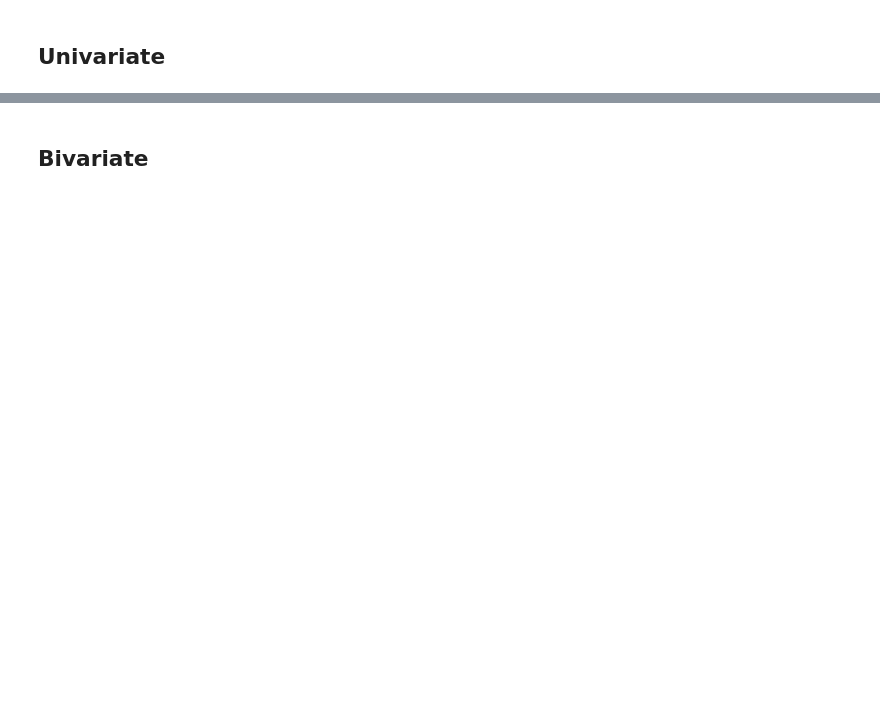
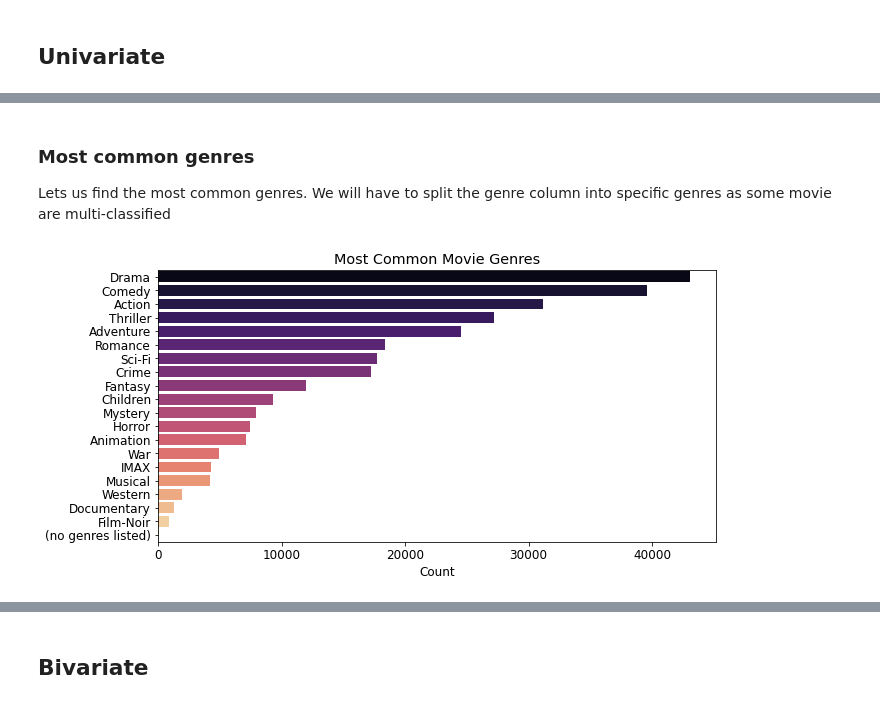
Before and after one commit to mercy-gh/Phase4-Project2, a Jupyter notebook: index.ipynb, the cells around one changed output, grey strips where cells are left out. Cells and saved outputs as stored; diff of their text form; code cells hidden in the pictures; blank space fills up the shorter version.

```diff
--- a/index.ipynb
+++ b/index.ipynb
@@ -290,0 +640,20 @@ tag_data.describe()
+# %% [markdown]
+### Most common genres
+Lets us find the most common genres. We will have to split the genre column into specific genres as some movie are multi-classified
+# %%
+from collections import Counter
+
+# Split genres into a list
+all_genres = merged_df['genres'].str.split('|').explode()
+
+# Count genre occurrences
+genre_counts = all_genres.value_counts()
+
+# Plot
+plt.figure(figsize=(10,5))
+sns.barplot(x=genre_counts.values, y=genre_counts.index, palette="magma")
+plt.title("Most Common Movie Genres")
+plt.xlabel("Count")
+plt.show()
+# %% [output]
+[figure, added]
```
Also changed, not shown: parts of 151 cells of this notebook.
